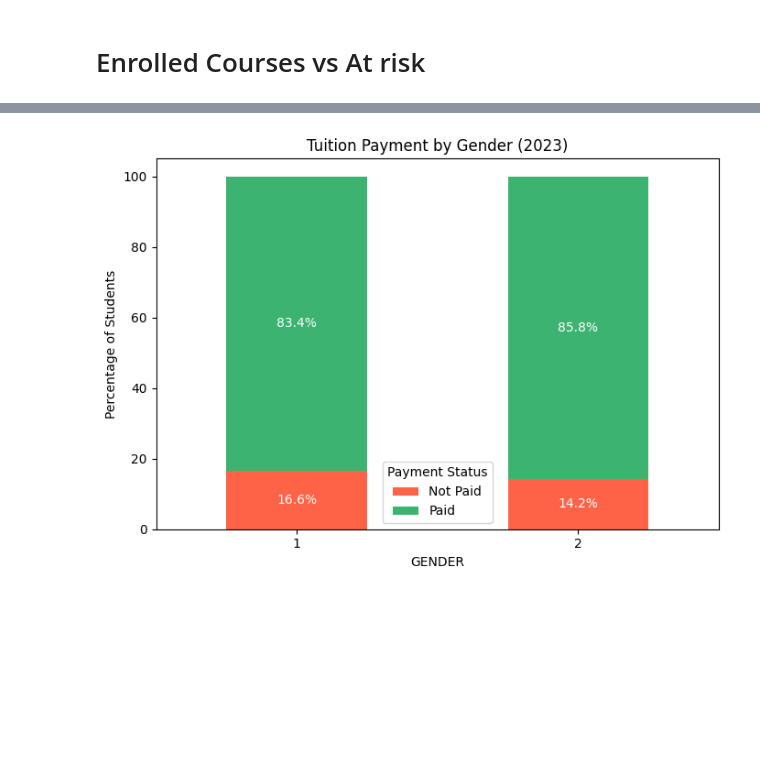
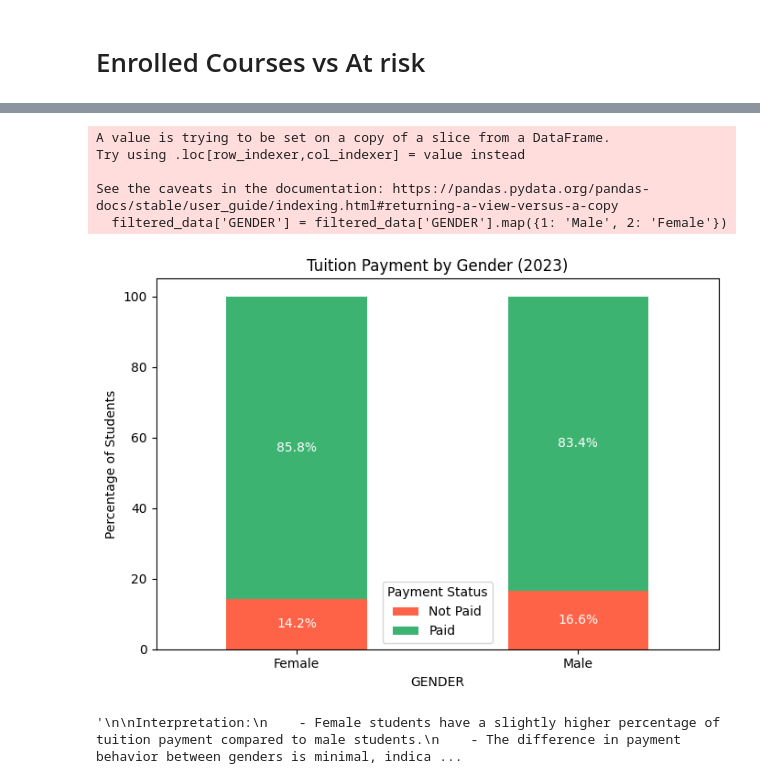
Before and after one commit to Peakkay/AI-Project, a Jupyter notebook: Part2_Data_Analysis_and_Modelling.ipynb, the cells around one changed output, grey strips where cells are left out. Saved outputs shown, nothing was run; the diff lists cells and outputs as text; code cells hidden in the pictures; blank space fills up the shorter version.

```diff
--- a/Part2_Data_Analysis_and_Modelling.ipynb
+++ b/Part2_Data_Analysis_and_Modelling.ipynb
@@ -366,9 +402,9 @@ payment_counts = pd.DataFrame({
     '2023': filtered_data['TUITION PAYMENT MARCH 2023'].value_counts(normalize=True) * 100,
     '2022': filtered_data['TUITION PAYMENT MARCH 2022'].value_counts(normalize=True) * 100
 }).T
-payment_counts.columns = ['Not Paid', 'Paid']
+payment_counts.columns = [ 'Paid','Not Paid']
 
-ax = payment_counts.plot(kind='bar', stacked=True, color=['tomato', 'mediumseagreen'])
+ax = payment_counts.plot(kind='bar', stacked=True, color=['mediumseagreen', 'tomato'])
 
 for container in ax.containers:
     ax.bar_label(container, fmt='%.1f%%', label_type='center', fontsize=10, color='white')
@@ -383,8 +419,8 @@ plt.show()
 '''
 
 Interpretation:
-    - Positive trend in tuition payment behavior from 2022 to 2023.
-    - Indicates that the institution's efforts to improve financial literacy or support may be effective.
-
+    - Negetive trend in tuition payment behavior from 2022 to 2023.
+    - Indicates that the institution's efforts to improve financial literacy or support may not have been effective.
+    - The increase in the percentage of students not paying their tuition could be due to various factors, including economic conditions, changes in student demographics, or institutional policies.
 '''
 # %% [output]
@@ -429,30 +466,41 @@ See the caveats in the documentation: https://pandas.pydata.org/pandas-docs/stab
 # %%
+# Map gender values: 1 -> Male, 2 -> Female
+filtered_data['GENDER'] = filtered_data['GENDER'].map({1: 'Male', 2: 'Female'})
+
+# Create crosstab for gender and tuition payment status
 gender_payment = pd.crosstab(filtered_data['GENDER'], filtered_data['TUITION PAYMENT MARCH 2023'], normalize='index') * 100
 gender_payment.columns = ['Not Paid', 'Paid']
 
 # Bar plot
 ax2 = gender_payment.plot(kind='bar', stacked=True, color=['tomato', 'mediumseagreen'], figsize=(7,5))
 plt.title('Tuition Payment by Gender (2023)')
 plt.ylabel('Percentage of Students')
 plt.xticks(rotation=0)
 
 # Add % labels on stacked bars
 for container in ax2.containers:
     ax2.bar_label(container, fmt='%.1f%%', label_type='center', color='white')
 
 plt.legend(title='Payment Status')
 plt.tight_layout()
 plt.show()
 
+
 '''
 
 Interpretation:
     - Female students have a slightly higher percentage of tuition payment compared to male students.
     - The difference in payment behavior between genders is minimal, indicating similar financial commitment across genders.
 
 '''
 # %% [output]
+A value is trying to be set on a copy of a slice from a DataFrame.
+Try using .loc[row_indexer,col_indexer] = value instead
+
+See the caveats in the documentation: https://pandas.pydata.org/pandas-docs/stable/user_guide/indexing.html#returning-a-view-versus-a-copy
+  filtered_data['GENDER'] = filtered_data['GENDER'].map({1: 'Male', 2: 'Female'})
-[figure, old version]
+[figure, new version]
+'\n\nInterpretation:\n    - Female students have a slightly higher percentage of tuition payment compared to male students.\n    - The difference in payment behavior between genders is minimal, indica ...
 # %%
 program_payment = pd.crosstab(filtered_data['PROGRAM/MAJOR'], filtered_data['TUITION PAYMENT MARCH 2023'], normalize='index') * 100
 program_payment.columns = ['Not Paid', 'Paid']
```
Also changed, not shown: parts of 6 cells of this notebook, 1 other file.
